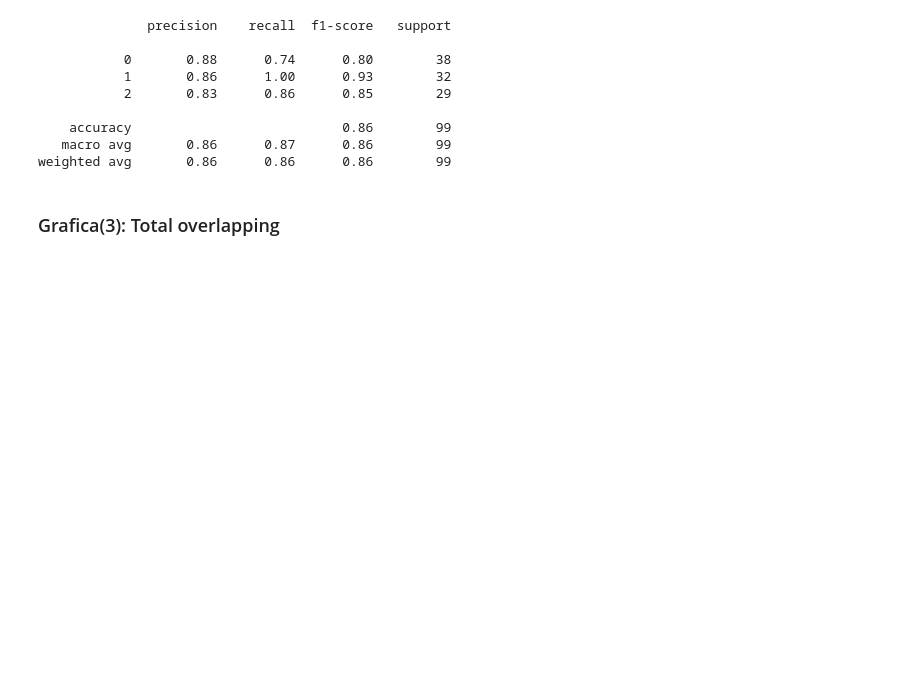
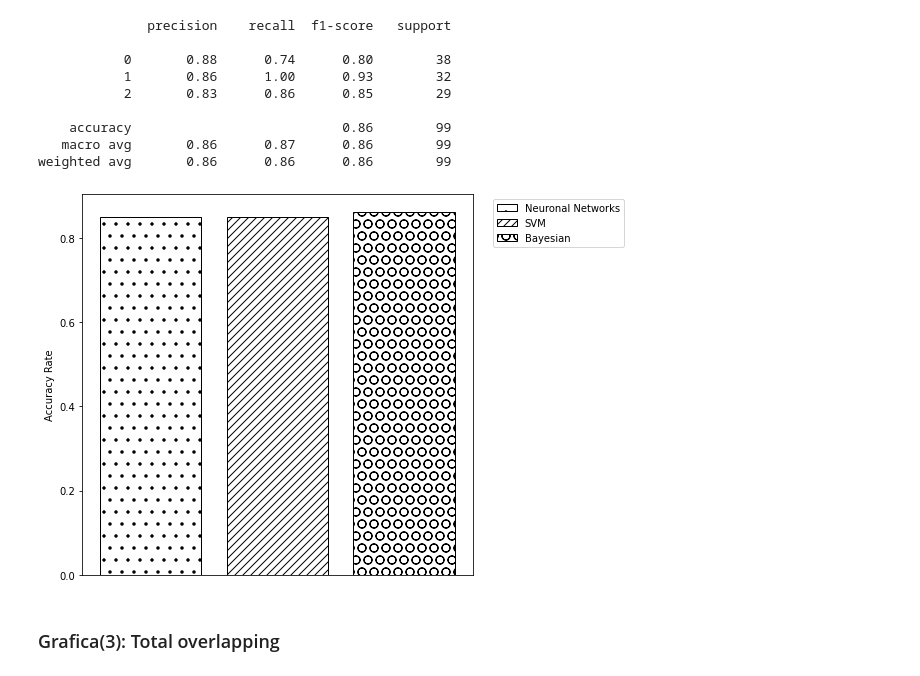
Before and after one commit to nachocodexx/cinvestav-dsc-final, a Jupyter notebook: Untitled.ipynb, the cells around one changed output. Cells and saved outputs as stored; diff of their text form; code cells hidden in the pictures; blank space fills up the shorter version.

```diff
--- a/Untitled.ipynb
+++ b/Untitled.ipynb
@@ -420,6 +431,10 @@ print(CR(y_test,y_pred))
     accuracy                           0.86        99
    macro avg       0.86      0.87      0.86        99
 weighted avg       0.86      0.86      0.86        99
+# %%
+plot_bars([.85,.85,0.86],labels=["Neuronal Networks","SVM","Bayesian"])
+# %% [output]
+[figure, added]
 # %% [markdown]
 ### Grafica(3): Total overlapping
 # %%
```
Also changed, not shown: parts of 20 cells of this notebook, 1 other file.
